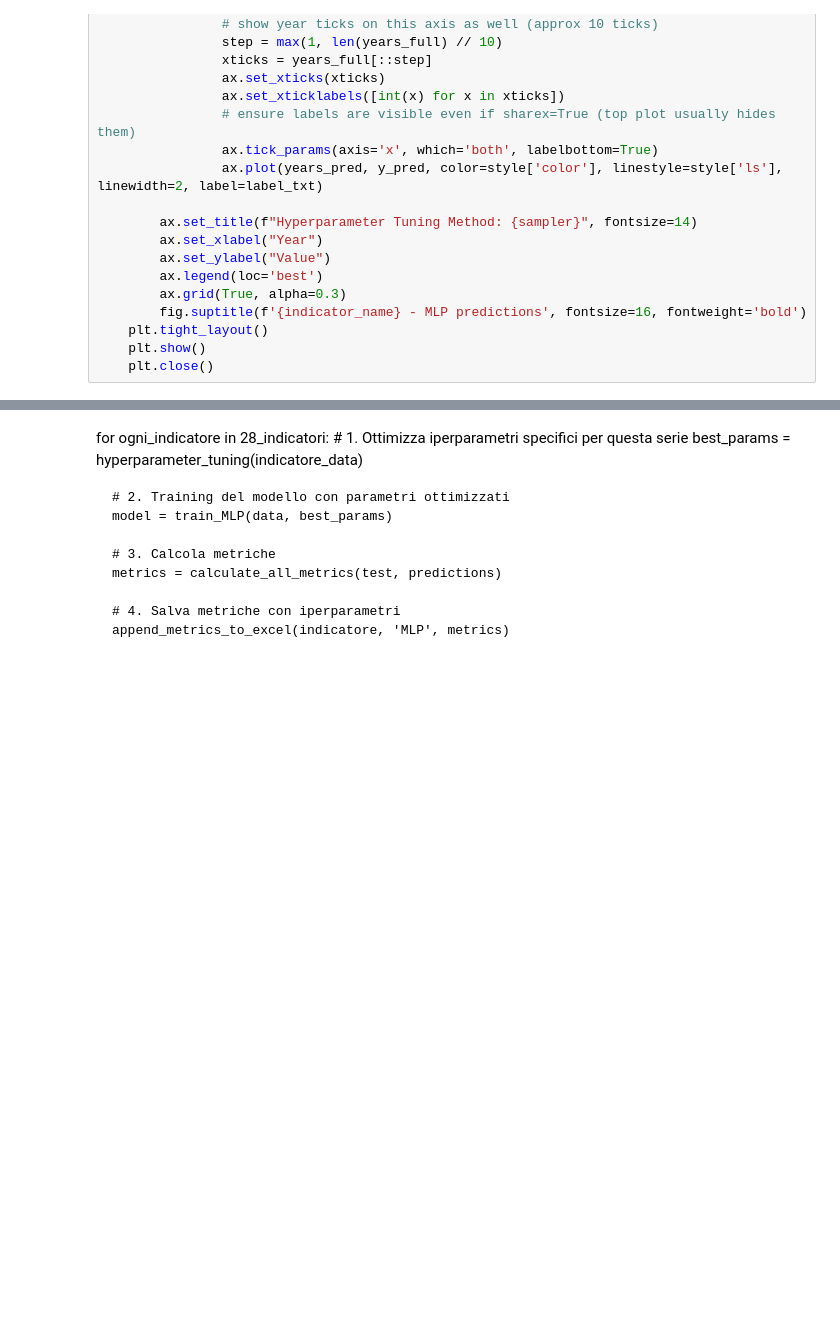
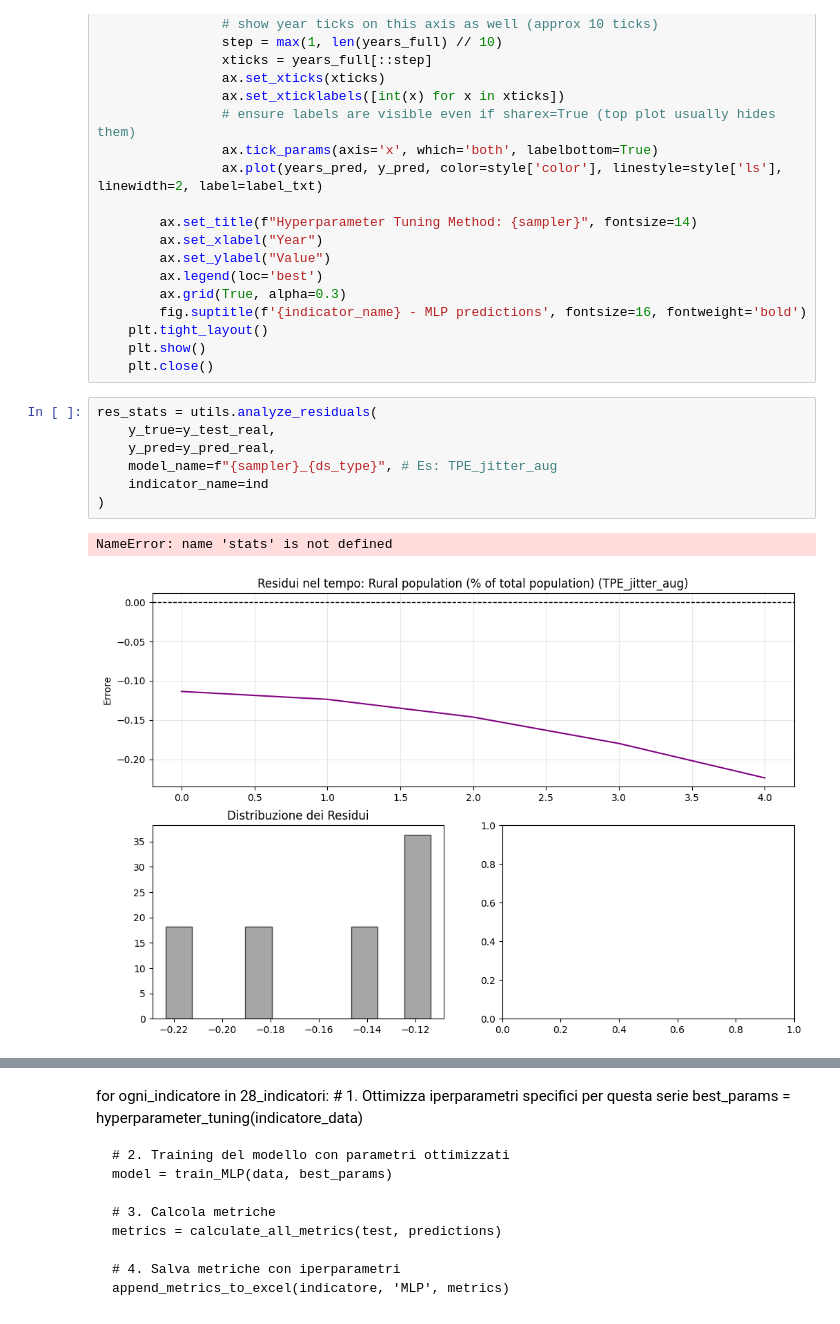
Before and after one commit to ginevraoldani/timeseries-forecasting-on-rural-development, a Jupyter notebook: 09_2_hyperparam_tuning_MLP.ipynb, the cells around one changed output, grey strips where cells are left out. Cells and saved outputs as stored; diff of their text form; blank space fills up the shorter version.

```diff
--- a/09_2_hyperparam_tuning_MLP.ipynb
+++ b/09_2_hyperparam_tuning_MLP.ipynb
@@ -439,6 +438,16 @@ def plot_full_history_comparison(indicator_name, predictions_dict, train_df, val
     plt.tight_layout()
     plt.show()
     plt.close()
+# %%
+res_stats = utils.analyze_residuals(
+    y_true=y_test_real,
+    y_pred=y_pred_real,
+    model_name=f"{sampler}_{ds_type}", # Es: TPE_jitter_aug
+    indicator_name=ind
+)
+# %% [output]
+NameError: name 'stats' is not defined
+[figure, added]
 # %%
 train_orig = scaled_orig_aug_subsets[indicator]['orig_train']
 val_orig   = scaled_orig_aug_subsets[indicator]['orig_val']
```
Also changed, not shown: parts of 7 cells of this notebook, 25 other files.
